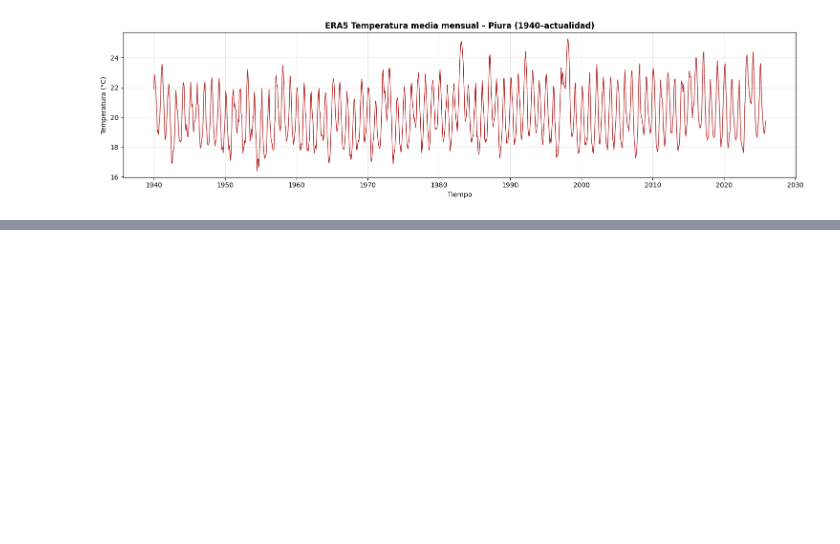
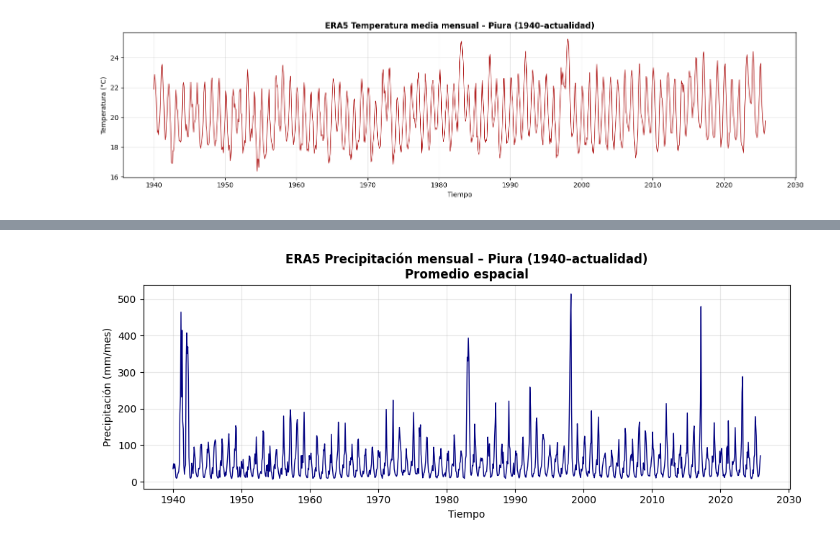
Before and after one commit to Jorgellamocca/Cambio-Clim-tico, a Jupyter notebook: Era5_mensual.ipynb, the cells around one changed output, grey strips where cells are left out. Drawn from its saved outputs; the diff is of its cells as text; code cells hidden in the pictures; blank space fills up the shorter version.

```diff
--- a/Era5_mensual.ipynb
+++ b/Era5_mensual.ipynb
@@ -191,0 +194,13 @@ plt.show()
+# %%
+# --- Conversión de tiempo ---
+fechas = pd.to_datetime(ds.valid_time.values)
+
+dias_mes = xr.DataArray(
+    fechas.days_in_month,
+    coords={"valid_time": ds.valid_time},
+    dims=["valid_time"]
+)
+
+# --- Precipitación mensual (mm/mes) para TODOS los tiempos ---
+variable_all = ds.tp * 1000 * dias_mes
+variable_all.attrs["units"] = "mm/mes"
@@ -191,0 +255,29 @@ plt.show()
+# %%
+tp_piura = (
+    variable_all
+    .sel(**dominio)
+    .mean(dim=("latitude", "longitude"))
+)
+# %%
+plt.figure(figsize=(10,4))
+
+plt.plot(
+    tp_piura.valid_time,
+    tp_piura,
+    color="navy",
+    linewidth=1
+)
+
+plt.title(
+    "ERA5 Precipitación mensual – Piura (1940–actualidad)\nPromedio espacial",
+    fontweight="bold"
+)
+
+plt.ylabel("Precipitación (mm/mes)")
+plt.xlabel("Tiempo")
+plt.grid(alpha=0.3)
+
+plt.tight_layout()
+plt.show()
+# %% [output]
+[figure, added]
```
Also changed, not shown: parts of 3 cells of this notebook.
